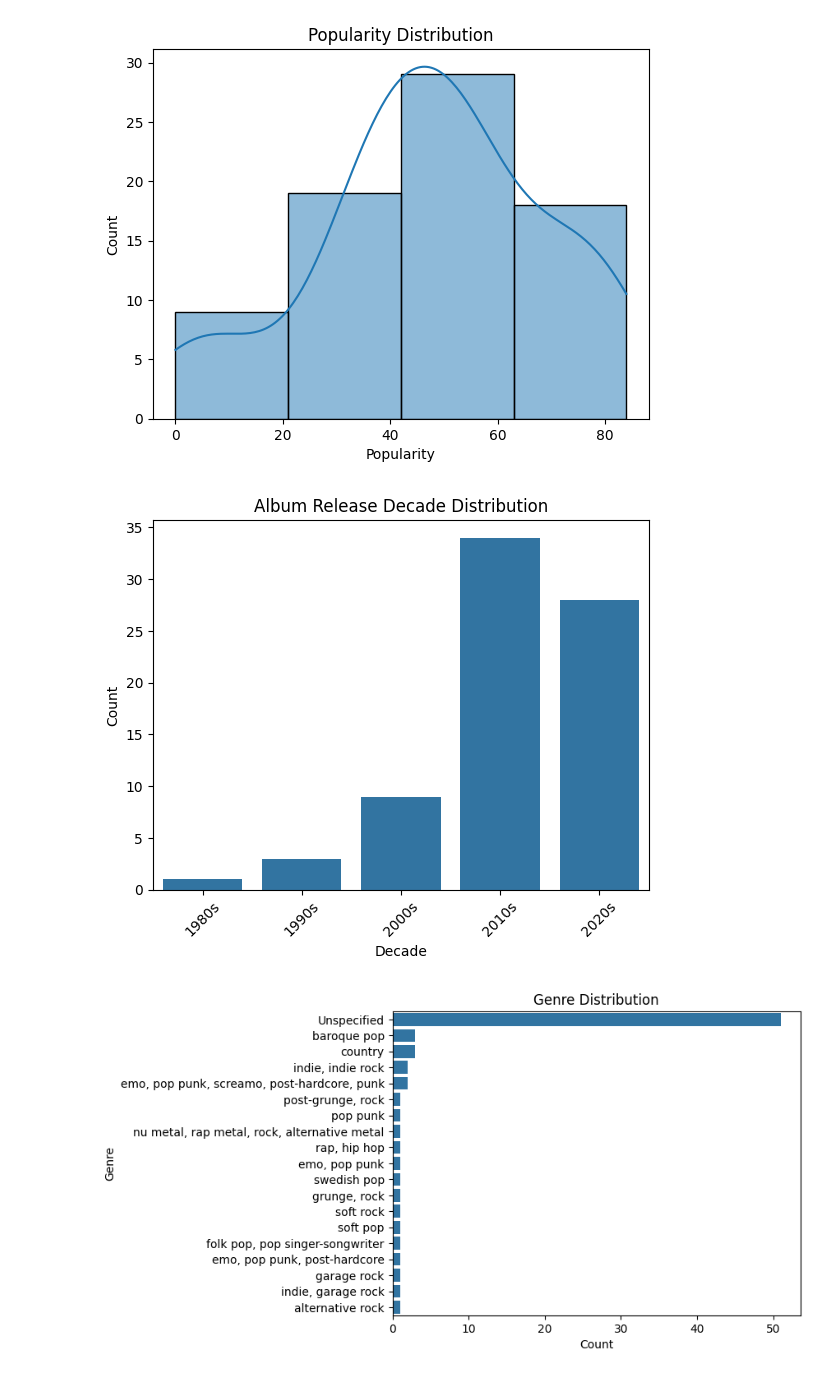
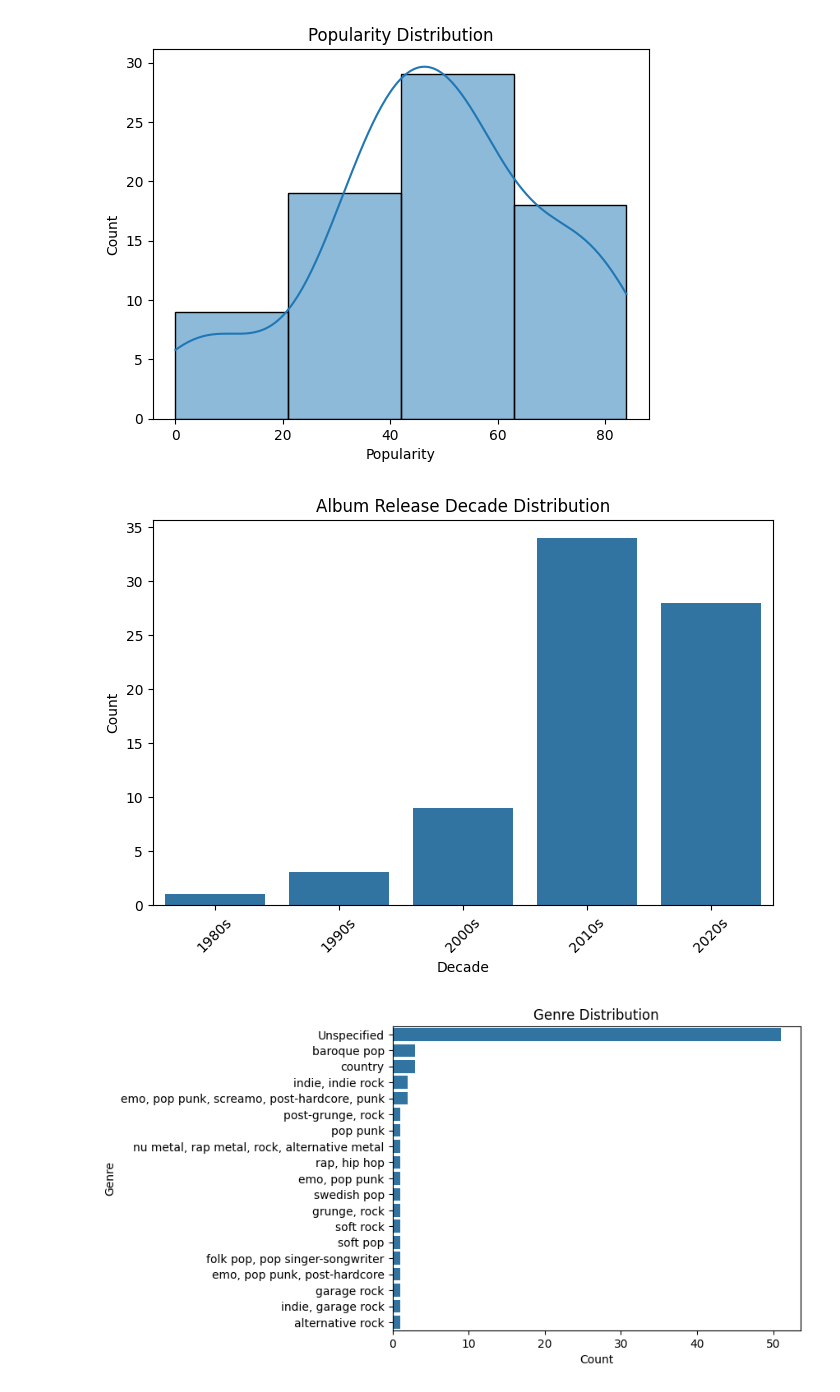
Before and after one commit to kaseymallette/playlist-analysis, a Jupyter notebook: analysis.ipynb, the cells around one changed output. Drawn from its saved outputs; the diff is of its cells as text; code cells hidden in the pictures.

Commit message:
Commit changes to charts

```diff
--- a/analysis.ipynb
+++ b/analysis.ipynb
@@ -60,32 +60,33 @@ plt.show()
 # %%
 # Bin album release years into decades
 def bin_decade(year):
     if year < 1990:
         return '1980s'
     elif year < 2000:
         return '1990s'
     elif year < 2010:
         return '2000s'
     elif year < 2020:
         return '2010s'
     else:
         return '2020s'
 
 # Get year from 'Album Date' and bin into decades
 df_playlist['Year'] = pd.to_datetime(df_playlist['Album Date'], errors='coerce').dt.year
 df_playlist['Decade'] = df_playlist['Year'].apply(bin_decade)
 decade_counts = df_playlist['Decade'].value_counts().sort_index()
 
 # Plot decade distribution
+plt.figure(figsize=(8, 5))
 sns.barplot(x=decade_counts.index, y=decade_counts.values)
 plt.title('Album Release Decade Distribution')
 plt.xlabel('Decade')
 plt.ylabel('Count')
 plt.xticks(rotation=45)
 plt.savefig('images/decade_distribution.png', dpi=200)
 plt.show()
 # %% [output]
-[figure, old version]
+[figure, new version]
 # %%
 # Genre distribution, include null values
 df_playlist['Genres'] = df_playlist['Genres'].fillna('Unspecified')
```
Also changed, not shown: 1 other file.
